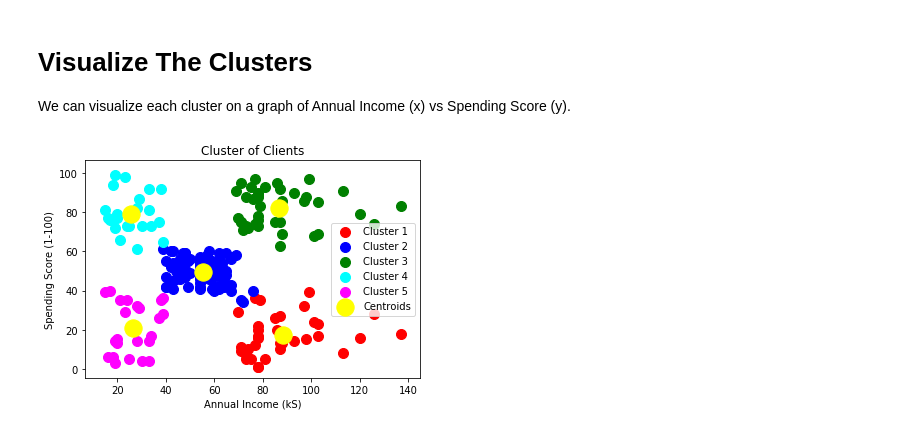
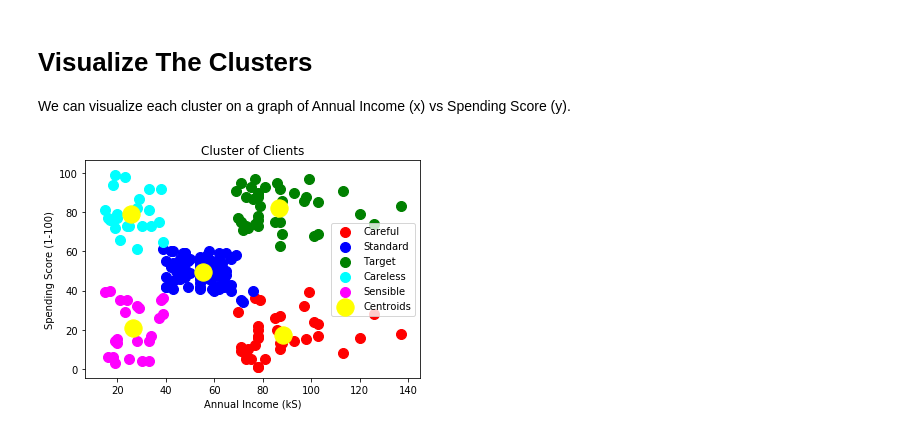
Before and after one commit to pravatbhusal/machine-learning-notes, a Jupyter notebook: clustering/k_means_clustering.ipynb, the cells around one changed output. Saved outputs shown, nothing was run; the diff lists cells and outputs as text; code cells hidden in the pictures.

```diff
--- a/clustering/k_means_clustering.ipynb
+++ b/clustering/k_means_clustering.ipynb
@@ -156,4 +156,3 @@ Now that we know K = 5 is the best model using the Elbow method, let's model it.
 # %%
 # create a k means model using the parameters from the elbow method model, but with k =5
 k_means = KMeans(n_clusters=5, init="k-means++", max_iter=300, n_init=10, random_state=0)
-k_means.fit(x)
@@ -164,8 +159,8 @@ KMeans(algorithm='auto', copy_x=True, init='k-means++', max_iter=300,
 # %%
-# predict the clusters for x
-y_kmeans = k_means.predict(x)
+# fit and predict the clusterings of the data set x
+y_kmeans = k_means.fit_predict(x)
 
-# notice how it classified each data point to a cluster: K = 0 to K = 4, so 5 clusters total
+# notice how it classified each data point to a cluster using 5 clusters total
 y_kmeans
 # %% [output]
 array([4, 3, 4, 3, 4, 3, 4, 3, 4, 3, 4, 3, 4, 3, 4, 3, 4, 3, 4, 3, 4, 3,
@@ -182,30 +177,30 @@ array([4, 3, 4, 3, 4, 3, 4, 3, 4, 3, 4, 3, 4, 3, 4, 3, 4, 3, 4, 3, 4, 3,
 # Visualize The Clusters
 We can visualize each cluster on a graph of Annual Income (x) vs Spending Score (y).
 # %%
-# visualize the first cluster with color of the dots = red and size = 100
-plt.scatter(x[y_kmeans == 0, 0], x[y_kmeans == 0, 1], c="red", s=100, label="Cluster 1")
+# visualize the first cluster (careful customers) with color of the dots = red and size = 100
+plt.scatter(x[y_kmeans == 0, 0], x[y_kmeans == 0, 1], c="red", s=100, label="Careful")
 
-# visualize the second cluster with color of the dots = blue and size = 100
-plt.scatter(x[y_kmeans == 1, 0], x[y_kmeans == 1, 1], c="blue", s=100, label="Cluster 2")
+# visualize the second cluster (standard customers) with color of the dots = blue and size = 100
+plt.scatter(x[y_kmeans == 1, 0], x[y_kmeans == 1, 1], c="blue", s=100, label="Standard")
 
-# visualize the third cluster with color of the dots = green and size = 100
-plt.scatter(x[y_kmeans == 2, 0], x[y_kmeans == 2, 1], c="green", s=100, label="Cluster 3")
+# visualize the third cluster (target customers) with color of the dots = green and size = 100
+plt.scatter(x[y_kmeans == 2, 0], x[y_kmeans == 2, 1], c="green", s=100, label="Target")
 
-# visualize the fourth cluster with color of the dots = cyan and size = 100
-plt.scatter(x[y_kmeans == 3, 0], x[y_kmeans == 3, 1], c="cyan", s=100, label="Cluster 4")
+# visualize the fourth cluster (careless customers) with color of the dots = cyan and size = 100
+plt.scatter(x[y_kmeans == 3, 0], x[y_kmeans == 3, 1], c="cyan", s=100, label="Careless")
 
-# visualize the fifth cluster with color of the dots = magenta and size = 100
-plt.scatter(x[y_kmeans == 4, 0], x[y_kmeans == 4, 1], c="magenta", s=100, label="Cluster 5")
+# visualize the fifth cluster (sensible customers) with color of the dots = magenta and size = 100
+plt.scatter(x[y_kmeans == 4, 0], x[y_kmeans == 4, 1], c="magenta", s=100, label="Sensible")
 
 # visualize the centroids with color of the dots = yellow and size = 300
 plt.scatter(k_means.cluster_centers_[:, 0], k_means.cluster_centers_[:, 1],
             c = "yellow", s= 300, label="Centroids")
 
 # plot the Annual Income vs Spending Score
 plt.title("Cluster of Clients")
 plt.xlabel("Annual Income (kS)")
 plt.ylabel("Spending Score (1-100)")
 plt.legend()
 plt.show()
 # %% [output]
-[figure, old version]
+[figure, new version]
```
Also changed, not shown: parts of 1 cell of this notebook, 2 other files.
